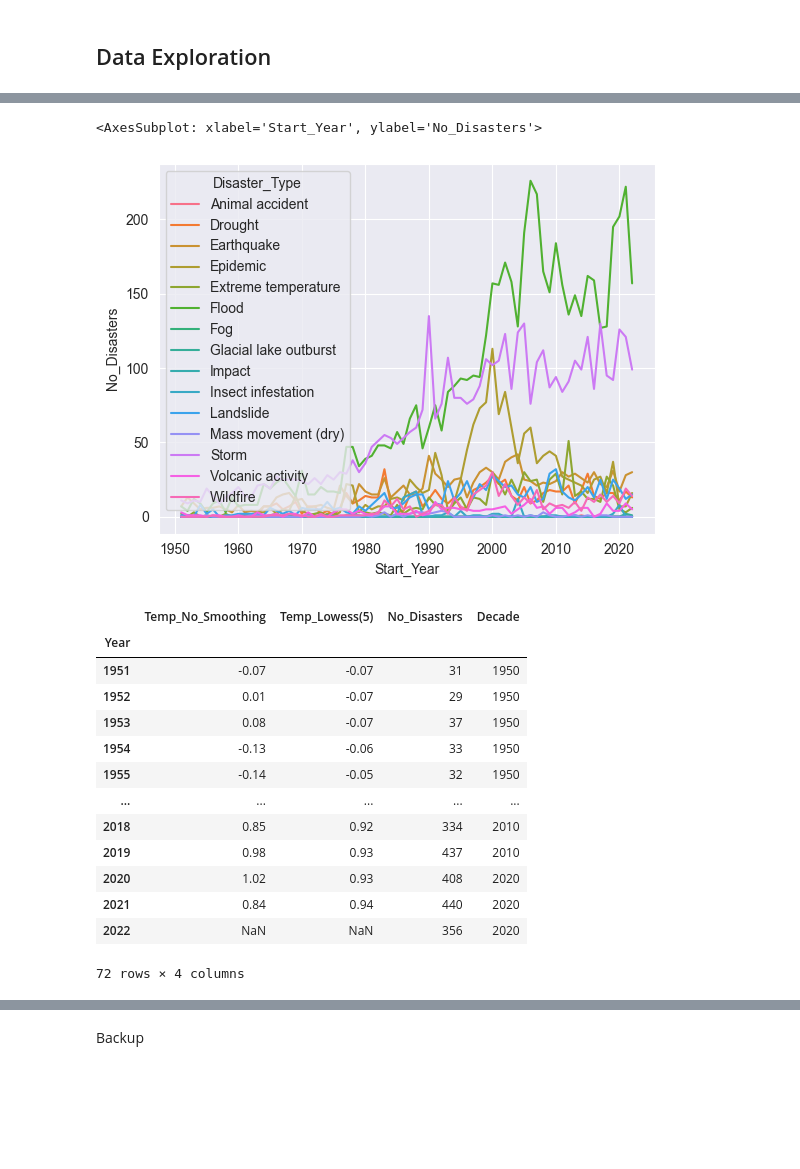
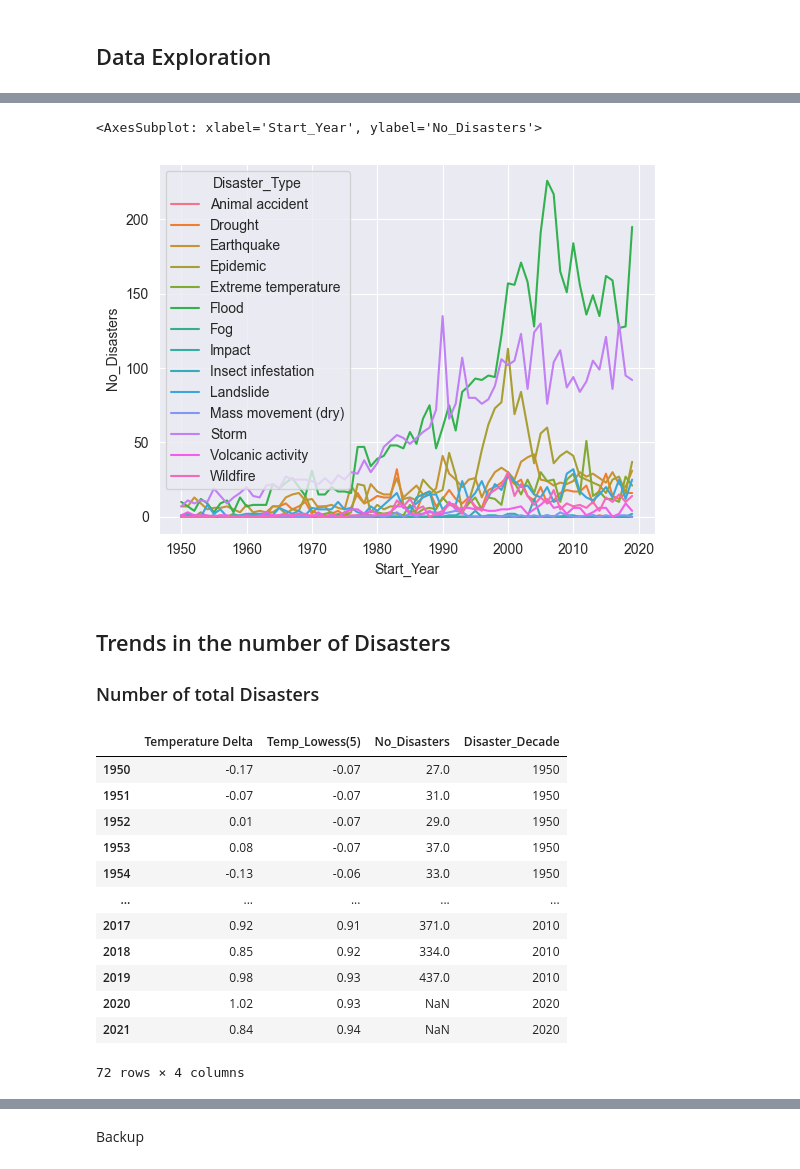
Before and after one commit to r-Files/DOPP, a Jupyter notebook: jupyter_notebooks/lab_question_c.ipynb, the cells around one changed output, grey strips where cells are left out. Drawn from its saved outputs; the diff is of its cells as text; code cells hidden in the pictures; blank space fills up the shorter version.

```diff
--- a/jupyter_notebooks/lab_question_c.ipynb
+++ b/jupyter_notebooks/lab_question_c.ipynb
@@ -34,4 +50,4 @@ Loading the NASA yearly global temperature data, source: [https://climate.nasa.g
 # %%
-yearly_global_temp: pd.DataFrame = pd.read_csv("../data/nasa_yearly_global_temperature.csv", index_col="Year")
+yearly_global_temp: pd.DataFrame = pd.read_csv("../data/nasa_yearly_global_temperature.csv", index_col="Year").rename(columns={"Temp_No_Smoothing": "Temperature Delta"})
 yearly_global_temp
 # %% [output]
@@ -54,9 +70,7 @@ Dumping all data before 1930 as it is not relevant to climate change.
 # %%
 cutoff_year = 1950 # TODO check
-df = df[df["Start_Year"] > cutoff_year]
+df = df[df["Start_Year"] >= cutoff_year]
 min_year = df["Start_Year"].min()
 max_year = df["Start_Year"].max()
 
-yearly_global_temp = yearly_global_temp[yearly_global_temp.index > cutoff_year]
-
-yearly_global_temp
+yearly_global_temp = yearly_global_temp[yearly_global_temp.index >= cutoff_year]
@@ -125,8 +124,8 @@ series.astype("Int32") # <-- "Int32" (big i) = pandas int, allows empty values (
 series.astype("float32") # <-- numpy float, allows empty values (np.nan)
 pass
 # %%
-groupby_base = df.astype({"Total_Deaths": np.float64, "Total_Affected": np.float64, "Start_Year": np.int32})
-
+groupby_base = df.astype({"Total_Deaths": np.float64, "Total_Affected": np.float64, "Start_Year": np.int32, "Disaster_Decade": np.int32})
+groupby_base = groupby_base[groupby_base["Disaster_Decade"] < 2020]
 groupby_base[["Disaster_Subgroup", "Total_Deaths"]].groupby(["Disaster_Subgroup"]).mean()
 # %% [output]
 |  | Total_Deaths |
@@ -146,8 +145,7 @@ def fill_missing_year():
     set(groupby_base.groupby("Start_Year").size().rename("No_Disasters").index).difference(year_range)
     # TODO
 
-@lru_cache(2)
-def get_yearly_disaster_count(secondary_index:str=None, include_zero:bool=True) -> pd.Series:
+def get_yearly_disaster_count(groupby_base: pd.DataFrame, index_cols:list=None, include_zero:bool=True) -> pd.Series:
     """Calculates number of disaster occurrences grouped by the secondary_index column for each Start_Year.
 
     Parameters
@@ -164,16 +162,16 @@ def get_yearly_disaster_count(secondary_index:str=None, include_zero:bool=True)
     """
 
 
-    index = ["Start_Year", secondary_index] if secondary_index is not None else ["Start_Year"]
+    index = index_cols if index_cols is not None else ["Start_Year"]
     if not include_zero:
         return groupby_base.groupby(index).size().rename("No_Disasters")
 
-    count_nonzero = get_yearly_disaster_count(secondary_index, include_zero=False)
-    if secondary_index is not None:
+    count_nonzero = get_yearly_disaster_count(groupby_base=groupby_base, index_cols=index_cols, include_zero=False)
+    if index_cols is not None:
         return count_nonzero.unstack(fill_value=0).stack().rename("No_Disasters")
     return count_nonzero
 
-def get_yearly_pct_change_to_initial(secondary_index: str):
+def get_yearly_pct_change_to_initial(groupby_base: pd.DataFrame, index_cols:list=None):
     """Calculates yearly percentage change number of disaster occurrences compared to the first year, grouped by the respective column.
 
     Parameters
@@ -186,6 +184,9 @@ def get_yearly_pct_change_to_initial(secondary_index: str):
     -------
     pd.Series with Multiindex ("Start_Year", secondary_index) and named "Percent_Change"
     """
-    count_nonzero = get_yearly_disaster_count(secondary_index, include_zero=False)
-    return count_nonzero.groupby(level=[1], group_keys=False).apply(lambda x: (x.div(x.iloc[0]) -1) *100).fillna(0).rename("Percent_Change")
+    count_nonzero = get_yearly_disaster_count(groupby_base=groupby_base, index_cols=index_cols, include_zero=False)
+    if index_cols is not None:
+        return count_nonzero.groupby(level=[1], group_keys=False).apply(lambda x: (x.div(x.iloc[0]) -1) *100).fillna(0).rename("Percent_Change")
+    percent_change = (count_nonzero.div(count_nonzero.iloc[0]) -1) *100
+    return percent_change.fillna(0).rename("Percent_Change")
 # %%
@@ -213,27 +214,29 @@ sns.lineplot(data=get_yearly_pct_change_to_initial("Disaster_Subgroup").reset_in
 # %%
-sns.lineplot(data=get_yearly_disaster_count("Disaster_Type").reset_index(),
+sns.lineplot(data=get_yearly_disaster_count(groupby_base, index_cols=["Start_Year","Disaster_Type"]).reset_index(),
              x="Start_Year",
              y="No_Disasters",
              hue="Disaster_Type")
 # %% [output]
 <AxesSubplot: xlabel='Start_Year', ylabel='No_Disasters'>
-[figure, old version]
+[figure, new version]
+# %% [markdown]
+## Trends in the number of Disasters
+### Number of total Disasters
 # %%
-yearly_temp_disasters = pd.concat((yearly_global_temp, get_yearly_disaster_count(include_zero=True)), axis="columns").rename_axis("Year")
-yearly_temp_disasters["Decade"] = yearly_temp_disasters.index//10*10
+yearly_temp_disasters = pd.concat((yearly_global_temp, get_yearly_disaster_count(groupby_base)), axis="columns")#.rename_axis("Year")
+yearly_temp_disasters["Disaster_Decade"] = yearly_temp_disasters.index//10*10
 yearly_temp_disasters
 # %% [output]
-|  | Temp_No_Smoothing | Temp_Lowess(5) | No_Disasters | Decade |
-| Year |  |  |  |  |
-| 1951 | -0.07 | -0.07 | 31 | 1950 |
-| 1952 | 0.01 | -0.07 | 29 | 1950 |
-| 1953 | 0.08 | -0.07 | 37 | 1950 |
-| 1954 | -0.13 | -0.06 | 33 | 1950 |
-| 1955 | -0.14 | -0.05 | 32 | 1950 |
+|  | Temperature Delta | Temp_Lowess(5) | No_Disasters | Disaster_Decade |
+| 1950 | -0.17 | -0.07 | 27.0 | 1950 |
+| 1951 | -0.07 | -0.07 | 31.0 | 1950 |
+| 1952 | 0.01 | -0.07 | 29.0 | 1950 |
+| 1953 | 0.08 | -0.07 | 37.0 | 1950 |
+| 1954 | -0.13 | -0.06 | 33.0 | 1950 |
 | ... | ... | ... | ... | ... |
-| 2018 | 0.85 | 0.92 | 334 | 2010 |
-| 2019 | 0.98 | 0.93 | 437 | 2010 |
-| 2020 | 1.02 | 0.93 | 408 | 2020 |
-| 2021 | 0.84 | 0.94 | 440 | 2020 |
-| 2022 | NaN | NaN | 356 | 2020 |
+| 2017 | 0.92 | 0.91 | 371.0 | 2010 |
+| 2018 | 0.85 | 0.92 | 334.0 | 2010 |
+| 2019 | 0.98 | 0.93 | 437.0 | 2010 |
+| 2020 | 1.02 | 0.93 | NaN | 2020 |
+| 2021 | 0.84 | 0.94 | NaN | 2020 |
 72 rows × 4 columns
```
Also changed, not shown: parts of 19 cells of this notebook, 1 other file.
